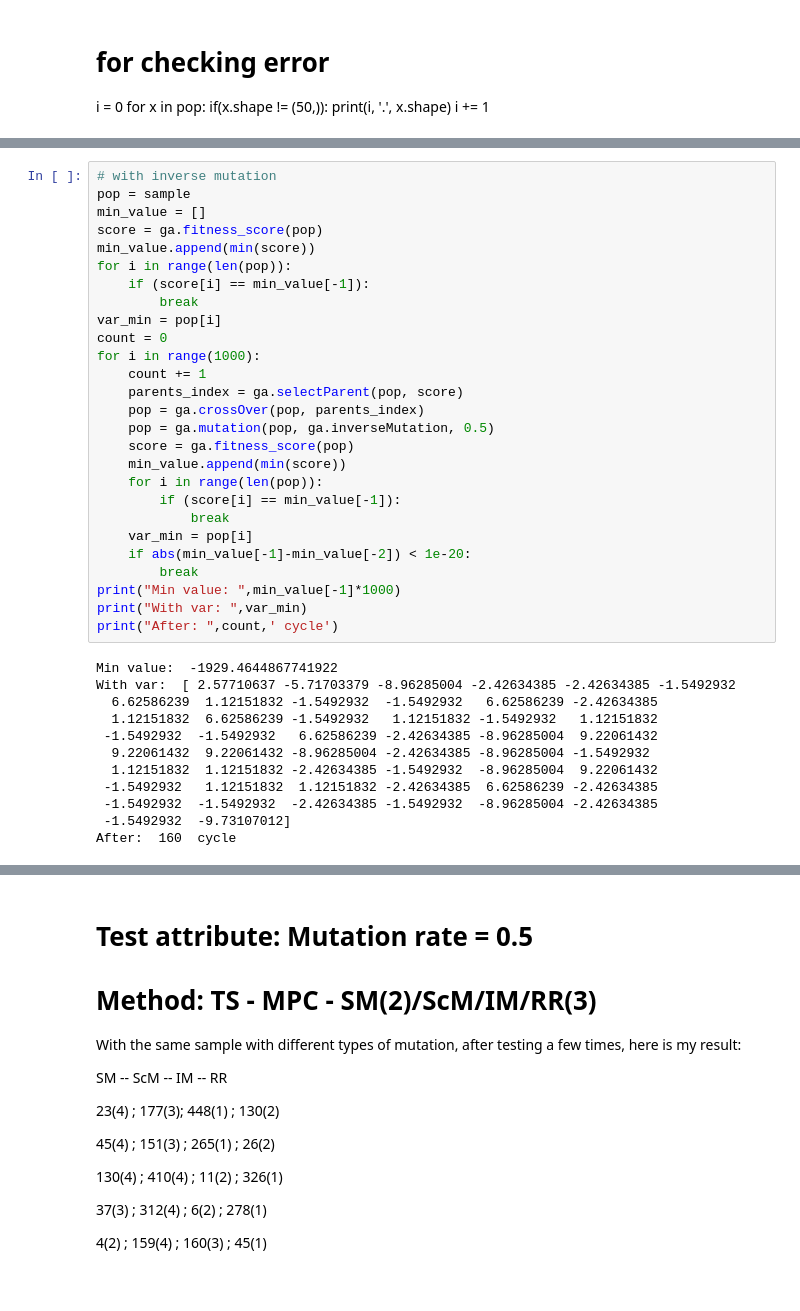
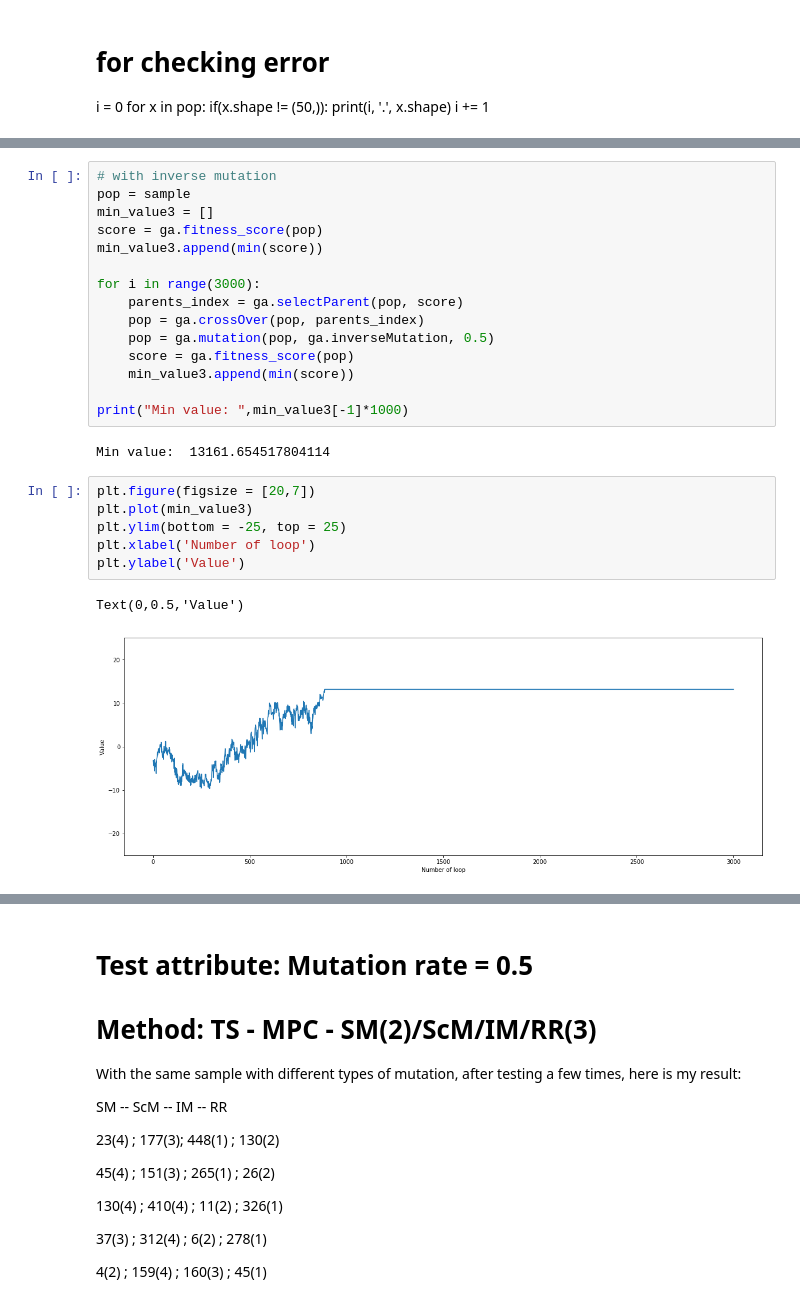
Before and after one commit to thieu1995/AI_training, a Jupyter notebook: ha_viet_tien/week1_GA/genetic_algorithm.ipynb, the cells around one changed output, grey strips where cells are left out. Cells and saved outputs as stored; diff of their text form.

```diff
--- a/ha_viet_tien/week1_GA/genetic_algorithm.ipynb
+++ b/ha_viet_tien/week1_GA/genetic_algorithm.ipynb
@@ -96,42 +76,29 @@ After:  159  cycle
 # %%
 # with inverse mutation
 pop = sample
-min_value = []
+min_value3 = []
 score = ga.fitness_score(pop)
-min_value.append(min(score))
-for i in range(len(pop)):
-    if (score[i] == min_value[-1]):
-        break
-var_min = pop[i]
-count = 0
-for i in range(1000):
-    count += 1
+min_value3.append(min(score))
+
+for i in range(3000):
     parents_index = ga.selectParent(pop, score)
     pop = ga.crossOver(pop, parents_index)
     pop = ga.mutation(pop, ga.inverseMutation, 0.5)
     score = ga.fitness_score(pop)
-    min_value.append(min(score))
-    for i in range(len(pop)):
-        if (score[i] == min_value[-1]):
-            break
-    var_min = pop[i]
-    if abs(min_value[-1]-min_value[-2]) < 1e-20:
-        break
-print("Min value: ",min_value[-1]*1000)
-print("With var: ",var_min)
-print("After: ",count,' cycle')
+    min_value3.append(min(score))
+
+print("Min value: ",min_value3[-1]*1000)
 # %% [output]
-Min value:  -1929.4644867741922
-With var:  [ 2.57710637 -5.71703379 -8.96285004 -2.42634385 -2.42634385 -1.5492932
-  6.62586239  1.12151832 -1.5492932  -1.5492932   6.62586239 -2.42634385
-  1.12151832  6.62586239 -1.5492932   1.12151832 -1.5492932   1.12151832
- -1.5492932  -1.5492932   6.62586239 -2.42634385 -8.96285004  9.22061432
-  9.22061432  9.22061432 -8.96285004 -2.42634385 -8.96285004 -1.5492932
-  1.12151832  1.12151832 -2.42634385 -1.5492932  -8.96285004  9.22061432
- -1.5492932   1.12151832  1.12151832 -2.42634385  6.62586239 -2.42634385
- -1.5492932  -1.5492932  -2.42634385 -1.5492932  -8.96285004 -2.42634385
- -1.5492932  -9.73107012]
-After:  160  cycle
+Min value:  13161.654517804114
+# %%
+plt.figure(figsize = [20,7])
+plt.plot(min_value3)
+plt.ylim(bottom = -25, top = 25)
+plt.xlabel('Number of loop')
+plt.ylabel('Value')
+# %% [output]
+Text(0,0.5,'Value')
+[figure, added]
 # %%
 # with random resetting
 pop = sample
```
Also changed, not shown: parts of 9 cells of this notebook, 2 other files.
